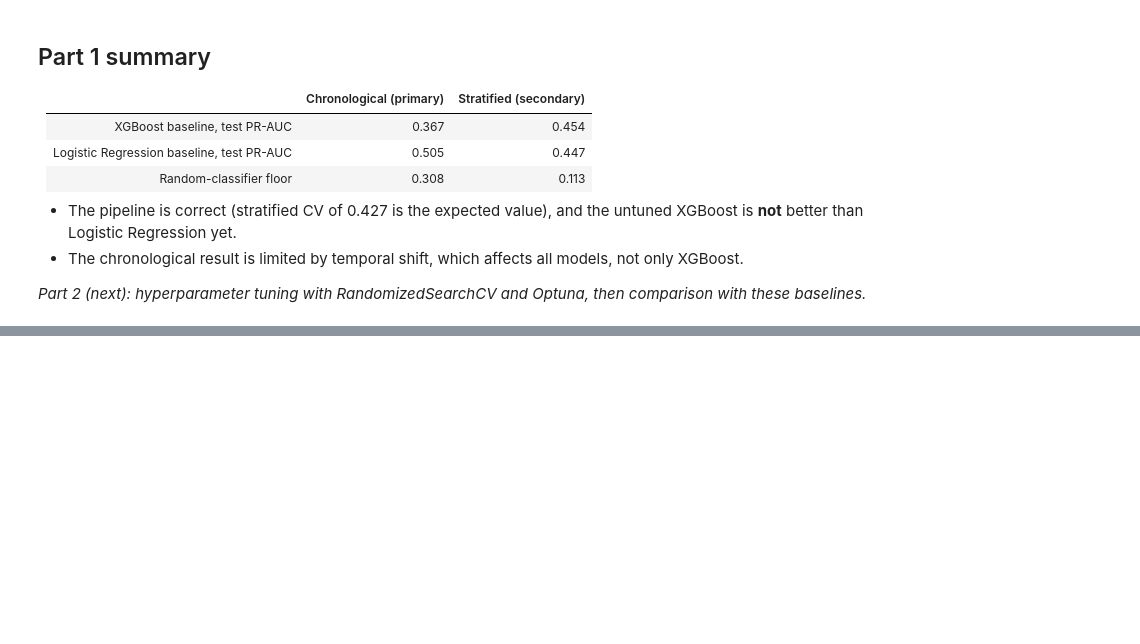
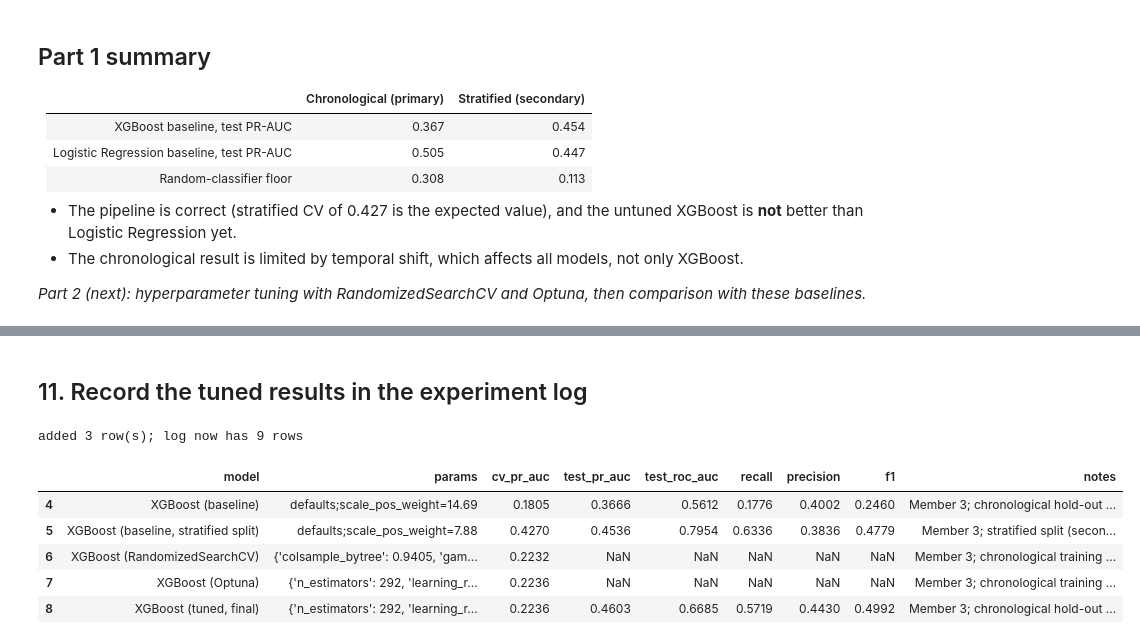
Before and after one commit to Saradala/bank-telemarketing-predictor, a Jupyter notebook: notebooks/08_model_xgboost.ipynb, the cells around one changed output, grey strips where cells are left out. Cells and saved outputs as stored; diff of their text form; code cells hidden in the pictures; blank space fills up the shorter version.

```diff
--- a/notebooks/08_model_xgboost.ipynb
+++ b/notebooks/08_model_xgboost.ipynb
@@ -270,0 +436,35 @@ added 0 row(s); log now has 6 rows
+# %% [markdown]
+## 11. Record the tuned results in the experiment log
+# %%
+new_rows = [
+    {"model": "XGBoost (RandomizedSearchCV)", "params": str({k.removeprefix('clf__'): (round(float(v), 4) if isinstance(v, (float, np.floating)) else int(v)) for k, v in rs.best_params_.items()}),
+     "cv_pr_auc": round(rs.best_score_, 4), "test_pr_auc": "", "test_roc_auc": "", "recall": "", "precision": "", "f1": "",
+     "notes": f"Member 3; chronological training CV only, not evaluated on test; search time {t_rs:.0f}s"},
+    {"model": "XGBoost (Optuna)", "params": str({k: round(v, 4) if isinstance(v, float) else v for k, v in study.best_params.items()}),
+     "cv_pr_auc": round(study.best_value, 4), "test_pr_auc": "", "test_roc_auc": "", "recall": "", "precision": "", "f1": "",
+     "notes": f"Member 3; chronological training CV only, not evaluated on test; search time {t_op:.0f}s"},
+    {"model": "XGBoost (tuned, final)", "params": str({k: round(v, 4) if isinstance(v, float) else v for k, v in best_params.items()}),
+     "cv_pr_auc": round(max(rs.best_score_, study.best_value), 4), "test_pr_auc": round(tuned_test["pr_auc"], 4),
+     "test_roc_auc": round(tuned_test["roc_auc"], 4), "recall": round(tuned_test["recall"], 4),
+     "precision": round(tuned_test["precision"], 4), "f1": round(tuned_test["f1"], 4),
+     "notes": f"Member 3; chronological hold-out (primary); threshold 0.5; winning search: {winner_name}"},
+]
+existing = pd.read_csv(EXPERIMENT_LOG)
+to_add = [r for r in new_rows if r["model"] not in set(existing["model"])]
+if LOG_RESULTS and to_add:
+    with open(EXPERIMENT_LOG, "rb+") as f:
+        f.seek(-1, 2)
+        if f.read(1) != b"\n":
+            f.write(b"\n")
+    with open(EXPERIMENT_LOG, "a", newline="", encoding="utf-8") as f:
+        csv.DictWriter(f, fieldnames=list(existing.columns), lineterminator="\n").writerows(to_add)
+print(f"added {len(to_add)} row(s); log now has {len(pd.read_csv(EXPERIMENT_LOG))} rows")
+pd.read_csv(EXPERIMENT_LOG).tail(5)
+# %% [output]
+added 3 row(s); log now has 9 rows
+|  | model | params | cv_pr_auc | test_pr_auc | test_roc_auc | recall | precision | f1 | notes |
+| 4 | XGBoost (baseline) | defaults;scale_pos_weight=14.69 | 0.1805 | 0.3666 | 0.5612 | 0.1776 | 0.4002 | 0.2460 | Member 3; chronological hold-out ... |
+| 5 | XGBoost (baseline, stratified split) | defaults;scale_pos_weight=7.88 | 0.4270 | 0.4536 | 0.7954 | 0.6336 | 0.3836 | 0.4779 | Member 3; stratified split (secon... |
+| 6 | XGBoost (RandomizedSearchCV) | {'colsample_bytree': 0.9405, 'gam... | 0.2232 | NaN | NaN | NaN | NaN | NaN | Member 3; chronological training ... |
+| 7 | XGBoost (Optuna) | {'n_estimators': 292, 'learning_r... | 0.2236 | NaN | NaN | NaN | NaN | NaN | Member 3; chronological training ... |
+| 8 | XGBoost (tuned, final) | {'n_estimators': 292, 'learning_r... | 0.2236 | 0.4603 | 0.6685 | 0.5719 | 0.4430 | 0.4992 | Member 3; chronological hold-out ... |
```
Also changed, not shown: parts of 17 cells of this notebook, 3 other files.
